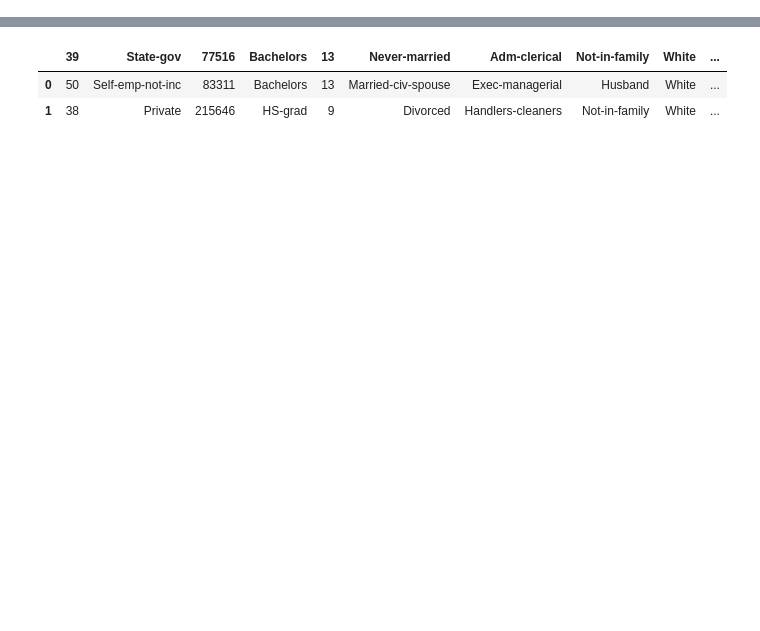
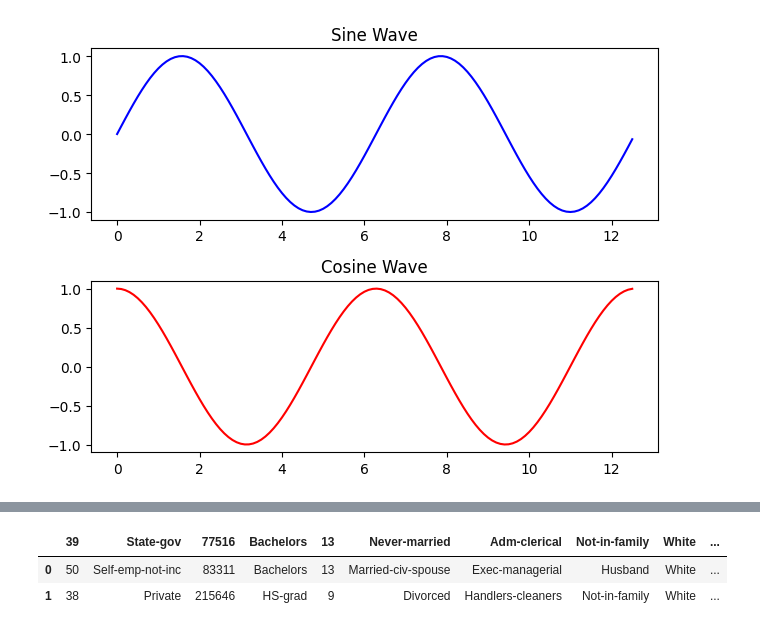
Before and after one commit to santiago-cruzlopez/WLV-MSc-AI, a Jupyter notebook: 01_Data_Mining_&_Informatics/W1_Intro_Data_Analysis/WS01.ipynb, the cells around one changed output, grey strips where cells are left out. Cells and saved outputs as stored; diff of their text form; code cells hidden in the pictures; blank space fills up the shorter version.

```diff
--- a/01_Data_Mining_&_Informatics/W1_Intro_Data_Analysis/WS01.ipynb
+++ b/01_Data_Mining_&_Informatics/W1_Intro_Data_Analysis/WS01.ipynb
@@ -6,0 +47,22 @@ import matplotlib.pyplot as plt  # for visualization
+# %%
+# Subplot
+# Compute the X and Y coordinates for points on a Since and Cosine curve
+
+x = np.arange(0, 4*np.pi, 0.1)
+y_sin = np.sin(x)
+y_cos = np.cos(x)
+
+# Set up the subplots grid that has height 2 and width 1
+plt.subplot(2, 1, 1)  # (rows, columns, panel number)
+plt.plot(x, y_sin, 'b-', label='Sine Wave')
+plt.title('Sine Wave')
+
+# Second subplot, as active, and make the second plot
+plt.subplot(2, 1, 2)
+plt.plot(x, y_cos, 'r-', label='Cosine Wave')
+plt.title('Cosine Wave')
+
+plt.tight_layout()  # Adjust subplots to fit into figure area.
+plt.show()
+# %% [output]
+[figure, added]
```
Also changed, not shown: parts of 11 cells of this notebook.
